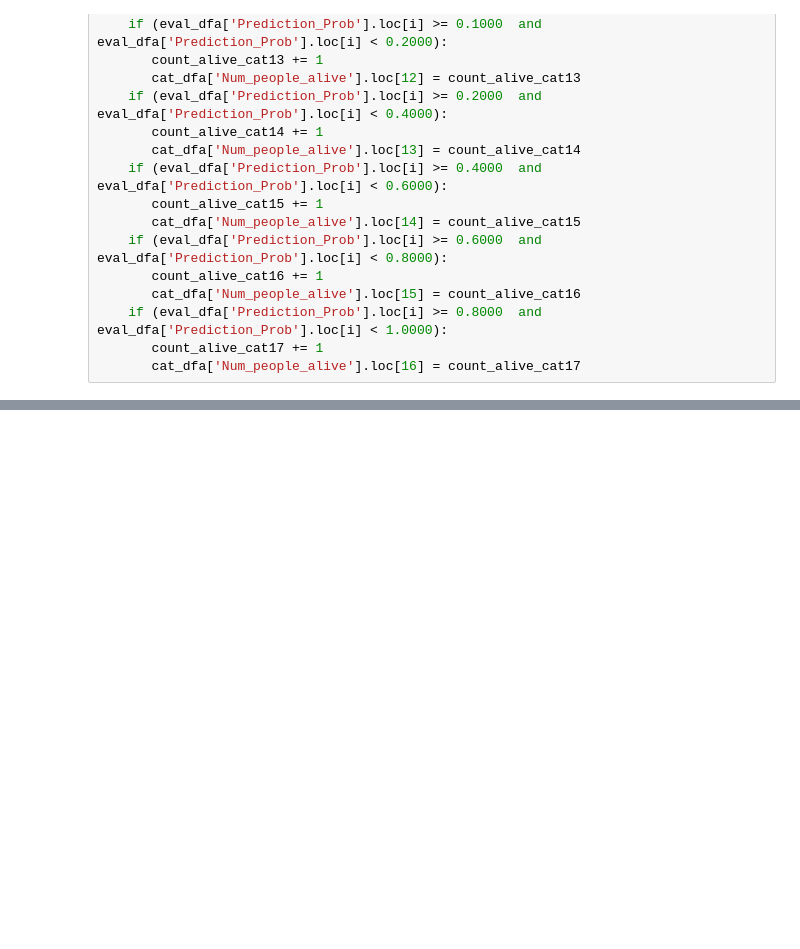
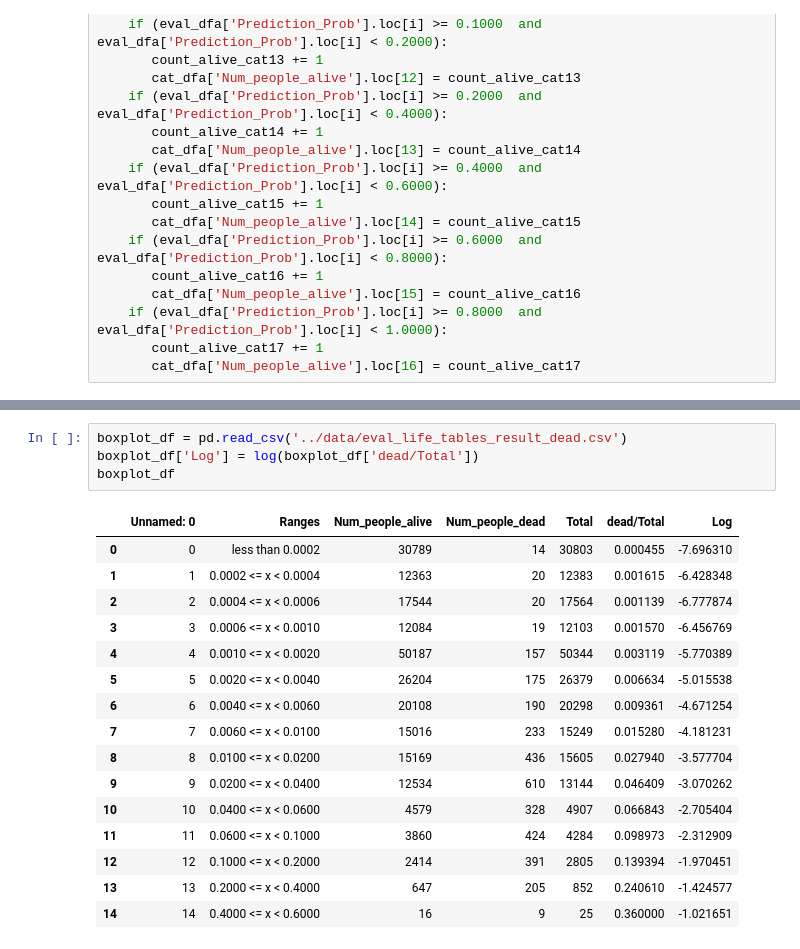
Before and after one commit to aashray/Data_Science, a Jupyter notebook: project_assignment_3_status/notebook/Evaluation of Life Tables.ipynb, the cells around one changed output, grey strips where cells are left out. Cells and saved outputs as stored; diff of their text form; blank space fills up the shorter version.

```diff
--- a/project_assignment_3_status/notebook/Evaluation of Life Tables.ipynb
+++ b/project_assignment_3_status/notebook/Evaluation of Life Tables.ipynb
@@ -485,0 +490,21 @@ cat_dfa
+# %%
+boxplot_df = pd.read_csv('../data/eval_life_tables_result_dead.csv')
+boxplot_df['Log'] = log(boxplot_df['dead/Total'])
+boxplot_df
+# %% [output]
+|  | Unnamed: 0 | Ranges | Num_people_alive | Num_people_dead | Total | dead/Total | Log |
+| 0 | 0 | less than 0.0002 | 30789 | 14 | 30803 | 0.000455 | -7.696310 |
+| 1 | 1 | 0.0002 <= x < 0.0004 | 12363 | 20 | 12383 | 0.001615 | -6.428348 |
+| 2 | 2 | 0.0004 <= x < 0.0006 | 17544 | 20 | 17564 | 0.001139 | -6.777874 |
+| 3 | 3 | 0.0006 <= x < 0.0010 | 12084 | 19 | 12103 | 0.001570 | -6.456769 |
+| 4 | 4 | 0.0010 <= x < 0.0020 | 50187 | 157 | 50344 | 0.003119 | -5.770389 |
+| 5 | 5 | 0.0020 <= x < 0.0040 | 26204 | 175 | 26379 | 0.006634 | -5.015538 |
+| 6 | 6 | 0.0040 <= x < 0.0060 | 20108 | 190 | 20298 | 0.009361 | -4.671254 |
+| 7 | 7 | 0.0060 <= x < 0.0100 | 15016 | 233 | 15249 | 0.015280 | -4.181231 |
+| 8 | 8 | 0.0100 <= x < 0.0200 | 15169 | 436 | 15605 | 0.027940 | -3.577704 |
+| 9 | 9 | 0.0200 <= x < 0.0400 | 12534 | 610 | 13144 | 0.046409 | -3.070262 |
+| 10 | 10 | 0.0400 <= x < 0.0600 | 4579 | 328 | 4907 | 0.066843 | -2.705404 |
+| 11 | 11 | 0.0600 <= x < 0.1000 | 3860 | 424 | 4284 | 0.098973 | -2.312909 |
+| 12 | 12 | 0.1000 <= x < 0.2000 | 2414 | 391 | 2805 | 0.139394 | -1.970451 |
+| 13 | 13 | 0.2000 <= x < 0.4000 | 647 | 205 | 852 | 0.240610 | -1.424577 |
+| 14 | 14 | 0.4000 <= x < 0.6000 | 16 | 9 | 25 | 0.360000 | -1.021651 |
```
Also changed, not shown: parts of 5 cells of this notebook, 1 other file.
